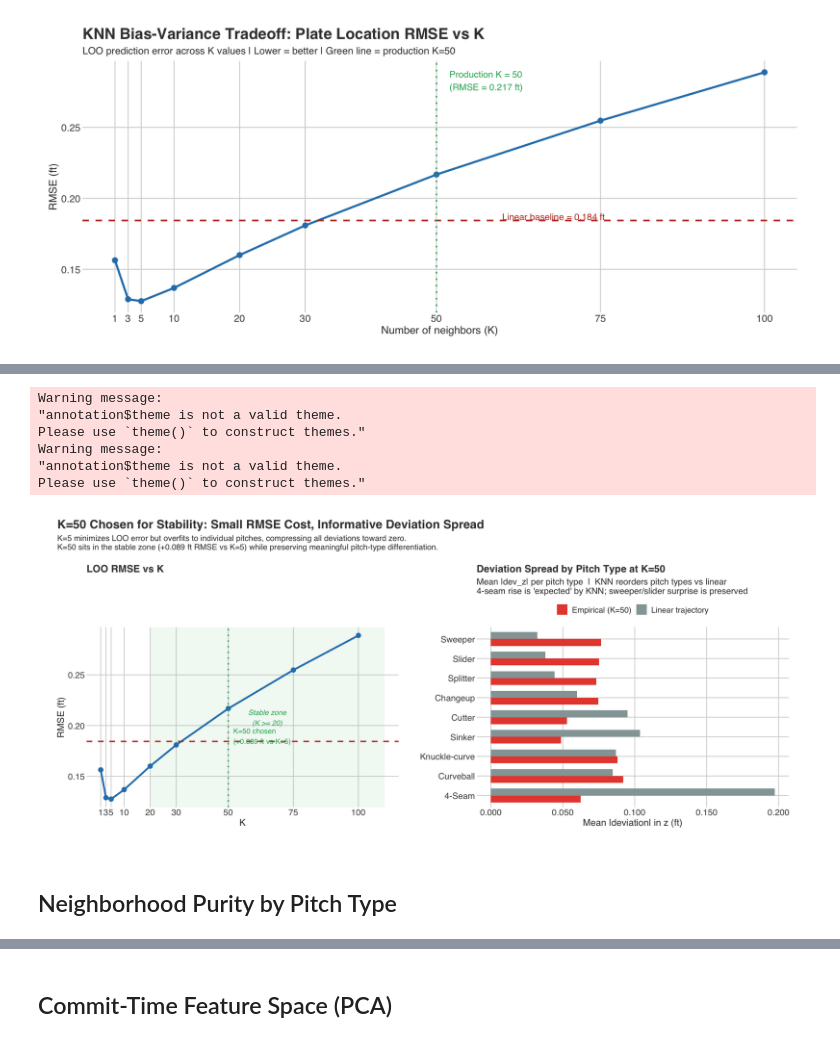
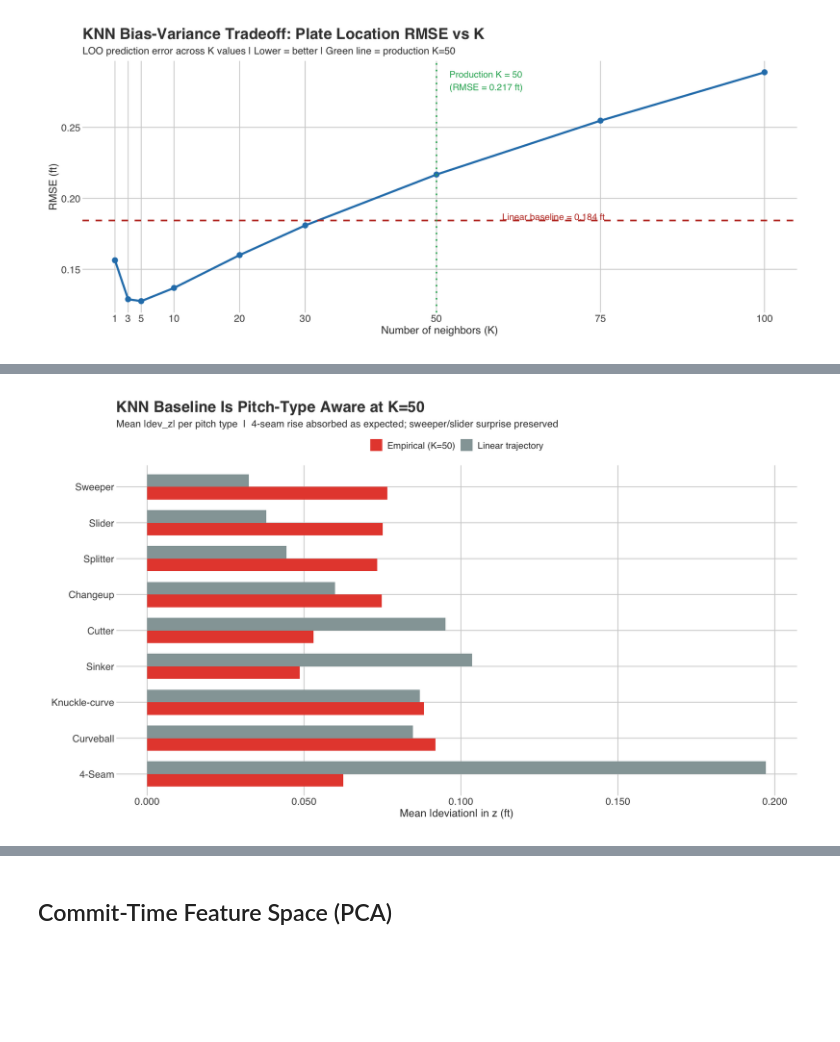
Before and after one commit to theoauyeung/pitcher_bat_path_exploration, a Jupyter notebook: src/viz/post_commit_analysis.ipynb, the cells around one changed output, grey strips where cells are left out. Saved outputs shown, nothing was run; the diff lists cells and outputs as text; code cells hidden in the pictures; blank space fills up the shorter version.

Commit message:
auto: results/plots/diagnostics/k50_deviation_spread.png, results/plots/diagnostics/knn_pca.png, src/viz/post_commit_analysis.ipynb

```diff
--- a/src/viz/post_commit_analysis.ipynb
+++ b/src/viz/post_commit_analysis.ipynb
@@ -192,87 +194,34 @@ ggsave("results/plots/diagnostics/knn_k_sensitivity.png", p_ksens,
 # %%
-# ── Panel A: RMSE vs K annotated with "stable zone" ──────────────────────────
-lin_rmse  <- knn_k_sens$linear_rmse[1]
-prod_k    <- 50L
-k5_rmse   <- knn_k_sens |> filter(k == 5)  |> pull(rmse)
-k50_rmse  <- knn_k_sens |> filter(k == 50) |> pull(rmse)
-rmse_cost <- k50_rmse - k5_rmse
-
-p_ksens2 <- ggplot(knn_k_sens, aes(x = k, y = rmse)) +
-  annotate("rect", xmin = 20, xmax = 110, ymin = -Inf, ymax = Inf,
-           fill = "#27ae60", alpha = 0.07) +
-  annotate("text", x = 65, y = max(knn_k_sens$rmse) * 0.72,
-           label = "Stable zone\n(K >= 20)", hjust = 0.5, size = 3.8,
-           color = "#27ae60", fontface = "italic") +
-  geom_line(color = "#2980b9", linewidth = 1.3) +
-  geom_point(color = "#2980b9", size = 3) +
-  geom_hline(aes(yintercept = lin_rmse, linetype = "Linear baseline"),
-             color = "#c0392b", linewidth = 1.0) +
-  geom_vline(xintercept = prod_k, linetype = "dotted",
-             color = "#27ae60", linewidth = 1.0) +
-  annotate("text", x = prod_k + 2, y = lin_rmse * 1.03,
-           label = sprintf("K=50 chosen\n(+%.3f ft vs K=5)", rmse_cost),
-           hjust = 0, size = 3.8, color = "#27ae60") +
-  scale_linetype_manual(values = c("Linear baseline" = "dashed"), name = NULL) +
-  scale_x_continuous(breaks = knn_k_sens$k) +
-  labs(
-    title = "LOO RMSE vs K",
-    x = "K", y = "RMSE (ft)"
-  ) +
-  theme(legend.position = "none",
-        plot.title = element_text(size = 15))
-
-# ── Panel B: Empirical vs Linear mean |dev_z| by pitch type ──────────────────
+# Deviation spread: Empirical K=50 vs Linear by pitch type
 spread_long <- knn_pt_spread |>
   select(pitch_name, pitch_type,
-         "Empirical (K=50)" = mean_abs_emp_dev_z,
-         "Linear trajectory" = mean_abs_lin_dev_z) |>
-  pivot_longer(c("Empirical (K=50)", "Linear trajectory"),
+         `Empirical (K=50)` = mean_abs_emp_dev_z,
+         `Linear trajectory` = mean_abs_lin_dev_z) |>
+  pivot_longer(c(`Empirical (K=50)`, `Linear trajectory`),
                names_to = "baseline", values_to = "mean_abs_dev_z") |>
   mutate(baseline = factor(baseline, levels = c("Empirical (K=50)", "Linear trajectory")))
 
 p_spread <- ggplot(spread_long,
                    aes(x = reorder(pitch_name, -mean_abs_dev_z),
                        y = mean_abs_dev_z,
                        fill = baseline)) +
   geom_col(position = "dodge", width = 0.7) +
   scale_fill_manual(
     values = c("Empirical (K=50)" = "#e74c3c", "Linear trajectory" = "#95a5a6"),
     name = NULL
   ) +
   scale_y_continuous(labels = function(x) sprintf("%.3f", x)) +
   coord_flip() +
   labs(
-    title = "Deviation Spread by Pitch Type at K=50",
-    subtitle = "Mean |dev_z| per pitch type  |  KNN reorders pitch types vs linear\n4-seam rise is 'expected' by KNN; sweeper/slider surprise is preserved",
+    title    = "KNN Baseline Is Pitch-Type Aware at K=50",
+    subtitle = "Mean |dev_z| per pitch type  |  4-seam rise absorbed as expected; sweeper/slider surprise preserved",
     x = NULL, y = "Mean |deviation| in z (ft)"
   ) +
-  theme(legend.position = "top",
-        plot.title = element_text(size = 15))
+  theme(legend.position = "top")
 
-options(repr.plot.width = 16, repr.plot.height = 7)
-(p_ksens2 | p_spread) +
-  plot_annotation(
-    title    = "K=50 Chosen for Stability: Small RMSE Cost, Informative Deviation Spread",
-    subtitle = paste0(
-      "K=5 minimizes LOO error but overfits to individual pitches, compressing all deviations toward zero.\n",
-      "K=50 sits in the stable zone (+", sprintf("%.3f", rmse_cost),
-      " ft RMSE vs K=5) while preserving meaningful pitch-type differentiation."
-    ),
-    theme = theme(
-      plot.title    = element_text(size = 18, face = "bold"),
-      plot.subtitle = element_text(size = 12)
-    )
-  )
-
-ggsave("results/plots/diagnostics/k50_stability_justification.png",
-       width = 16, height = 7, dpi = 150)
+options(repr.plot.width = 14, repr.plot.height = 8)
+p_spread
+ggsave("results/plots/diagnostics/k50_deviation_spread.png", p_spread,
+       width = 14, height = 8, dpi = 300)
 # %% [output]
-Warning message:
-"annotation$theme is not a valid theme.
-Please use `theme()` to construct themes."
-Warning message:
-"annotation$theme is not a valid theme.
-Please use `theme()` to construct themes."
-[figure, old version]
+[figure, new version]
-# %% [markdown]
-## Neighborhood Purity by Pitch Type
```
Also changed, not shown: parts of 3 cells of this notebook, 2 other files.
